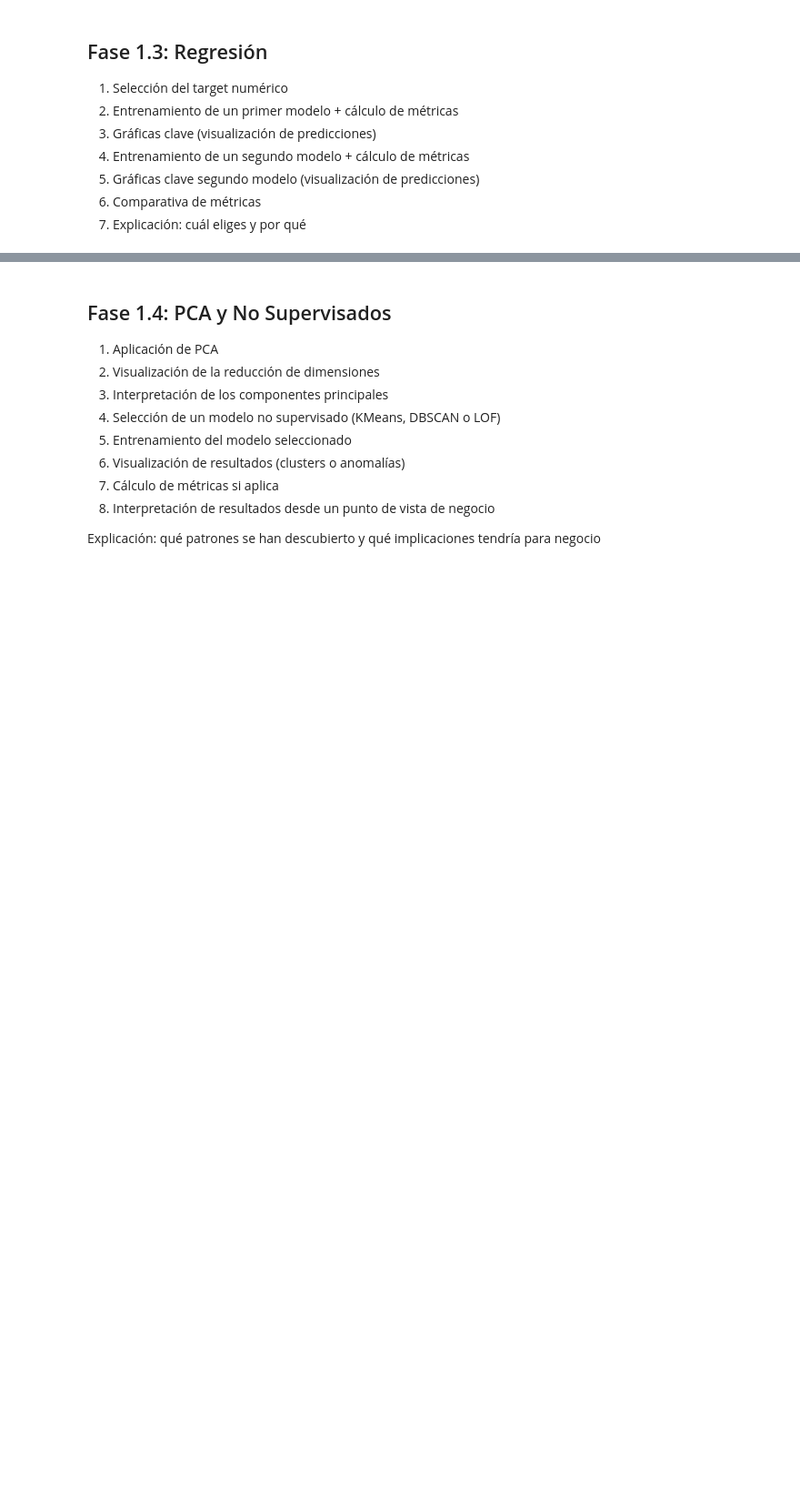
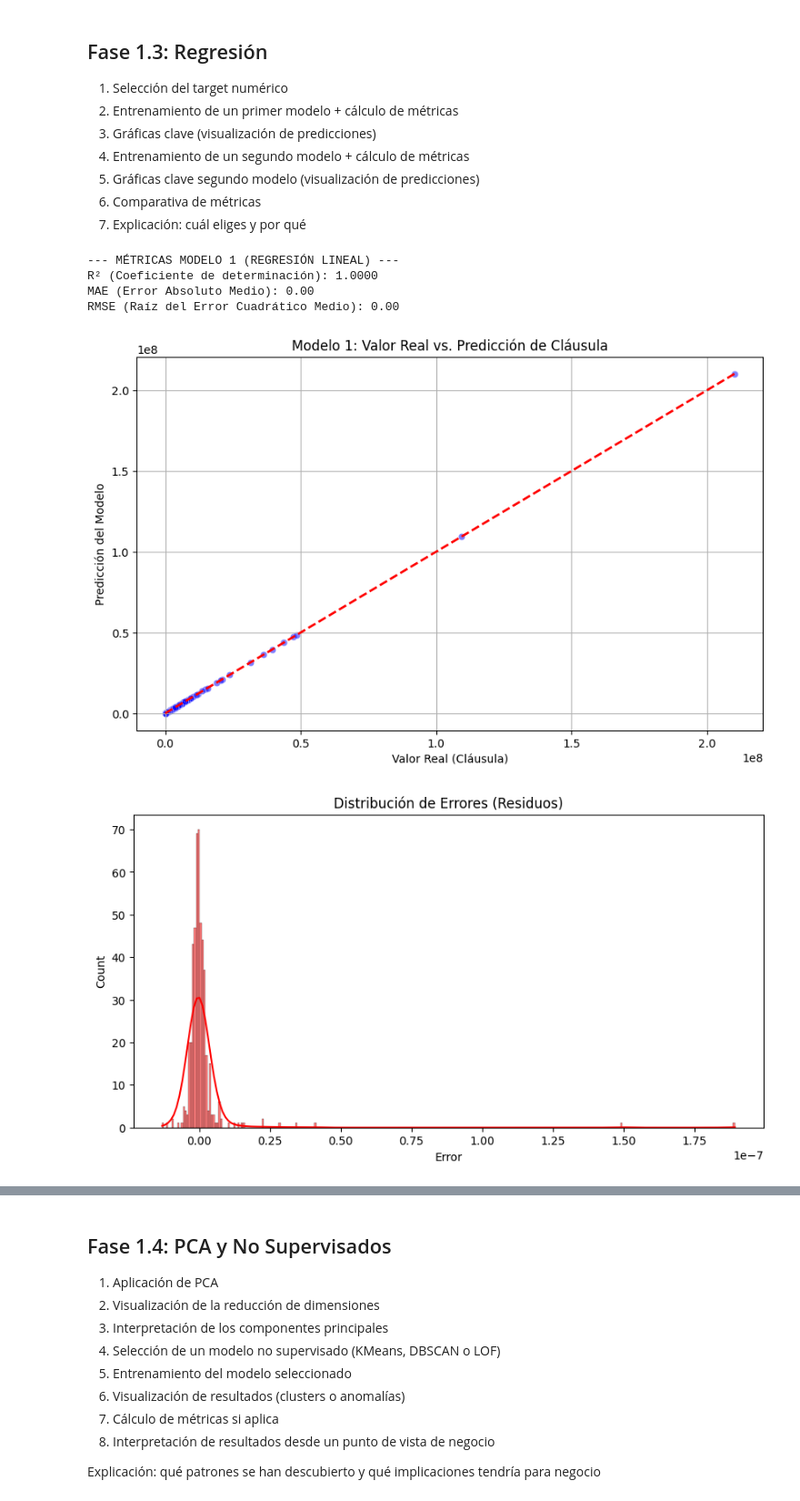
Before and after one commit to amarchenac-ops/repositoryanthony, a Jupyter notebook: [00] - Workshops/Workshop_ML_PartTime.ipynb, the cells around one changed output, grey strips where cells are left out. Shown at 91% size. Cells and saved outputs as stored; diff of their text form; code cells hidden in the pictures; blank space fills up the shorter version.

```diff
--- a/[00] - Workshops/Workshop_ML_PartTime.ipynb
+++ b/[00] - Workshops/Workshop_ML_PartTime.ipynb
@@ -441,0 +563,58 @@ plt.show()
+# %%
+# Desarrolla tu código de Regresión
+from sklearn.linear_model import LinearRegression
+from sklearn.metrics import mean_absolute_error, mean_squared_error, r2_score
+
+# 1. Definimos variables: X (habilidades) e y (cláusula)
+X_reg = df_final[cols_a_escalar]
+y_reg = df_final['clausula']
+
+# 2. Dividimos en entrenamiento (80%) y prueba (20%)
+X_train_r, X_test_r, y_train_r, y_test_r = train_test_split(X_reg, y_reg, test_size=0.2, random_state=42)
+
+# 3. Creamos y entrenamos el modelo
+modelo_reg_1 = LinearRegression()
+modelo_reg_1.fit(X_train_r, y_train_r)
+
+# 4. Realizamos predicciones
+y_pred_r1 = modelo_reg_1.predict(X_test_r)
+
+# 5. Cálculo de métricas
+mae = mean_absolute_error(y_test_r, y_pred_r1)
+rmse = np.sqrt(mean_squared_error(y_test_r, y_pred_r1))
+r2 = r2_score(y_test_r, y_pred_r1)
+
+print("--- MÉTRICAS MODELO 1 (REGRESIÓN LINEAL) ---")
+print(f"R² (Coeficiente de determinación): {r2:.4f}")
+print(f"MAE (Error Absoluto Medio): {mae:.2f}")
+print(f"RMSE (Raíz del Error Cuadrático Medio): {rmse:.2f}")
+# %% [output]
+--- MÉTRICAS MODELO 1 (REGRESIÓN LINEAL) ---
+R² (Coeficiente de determinación): 1.0000
+MAE (Error Absoluto Medio): 0.00
+RMSE (Raíz del Error Cuadrático Medio): 0.00
+# %%
+plt.figure(figsize=(10, 6))
+
+# Gráfica de dispersión: Real vs Predicho
+sns.scatterplot(x=y_test_r, y=y_pred_r1, alpha=0.5, color='blue')
+
+# Línea de referencia (lo que sería la predicción perfecta)
+plt.plot([y_test_r.min(), y_test_r.max()], [y_test_r.min(), y_test_r.max()], 'r--', lw=2)
+
+plt.title('Modelo 1: Valor Real vs. Predicción de Cláusula')
+plt.xlabel('Valor Real (Cláusula)')
+plt.ylabel('Predicción del Modelo')
+plt.grid(True)
+plt.show()
+
+# Gráfica de Residuos (Errores)
+residuos = y_test_r - y_pred_r1
+plt.figure(figsize=(10, 5))
+sns.histplot(residuos, kde=True, color='red')
+plt.title('Distribución de Errores (Residuos)')
+plt.xlabel('Error')
+plt.show()
+# %% [output]
+[figure, added]
+[figure, added]
```
Also changed, not shown: parts of 8 cells of this notebook.
